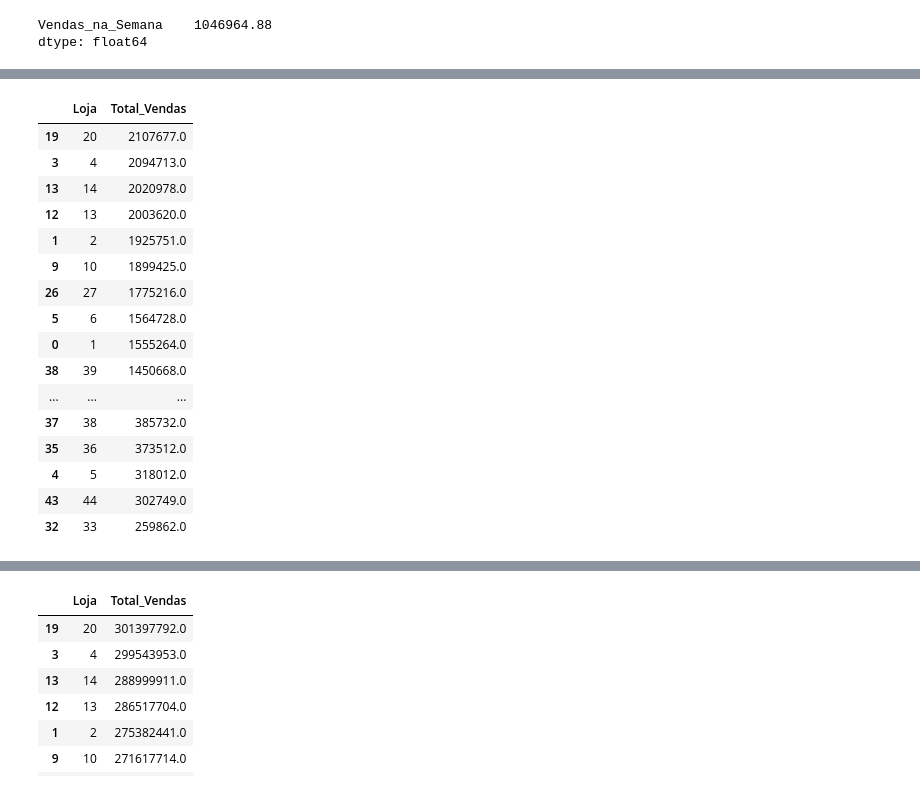
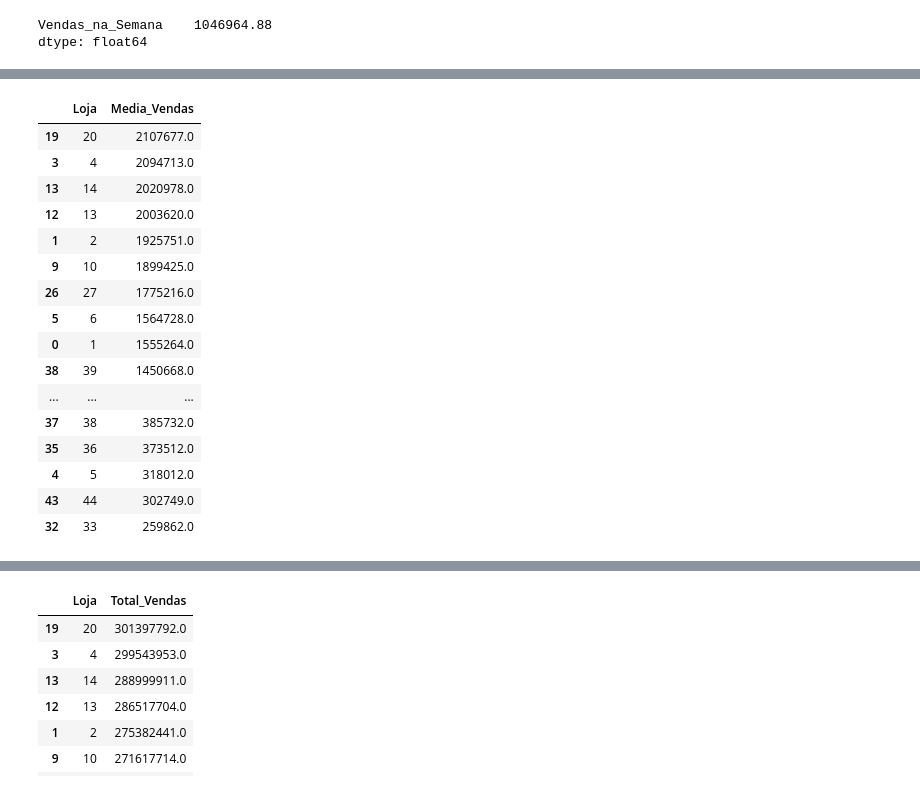
Before and after one commit to Rafaelfyh/MiniProjetoDNC, a Jupyter notebook: Projeto_DBC_Slot4.ipynb, the cells around one changed output, grey strips where cells are left out. Cells and saved outputs as stored; diff of their text form; code cells hidden in the pictures.

```diff
--- a/Projeto_DBC_Slot4.ipynb
+++ b/Projeto_DBC_Slot4.ipynb
@@ -180,17 +251,15 @@ df
 # %%
-# Preço medio de vendas por loja
+# Calcular o preço medio de vendas por loja
 media_vendas_por_loja = df.groupby('Loja',as_index=False)['Vendas_na_Semana'].mean()
 media_vendas_por_loja = media_vendas_por_loja.round()
 media_vendas_por_loja = media_vendas_por_loja.sort_values(by='Vendas_na_Semana',ascending=False)
 
-
-# Renoemar coluna para ficar de acordo com agrupamento
 media_vendas_por_loja.rename(columns = {
-    'Vendas_na_Semana':'Total_Vendas',
+    'Vendas_na_Semana':'Media_Vendas',
     }, inplace = True)
 media_vendas_por_loja
 # %% [output]
-|  | Loja | Total_Vendas |
+|  | Loja | Media_Vendas |
 | 19 | 20 | 2107677.0 |
 | 3 | 4 | 2094713.0 |
 | 13 | 14 | 2020978.0 |
```
Also changed, not shown: parts of 72 cells of this notebook.
